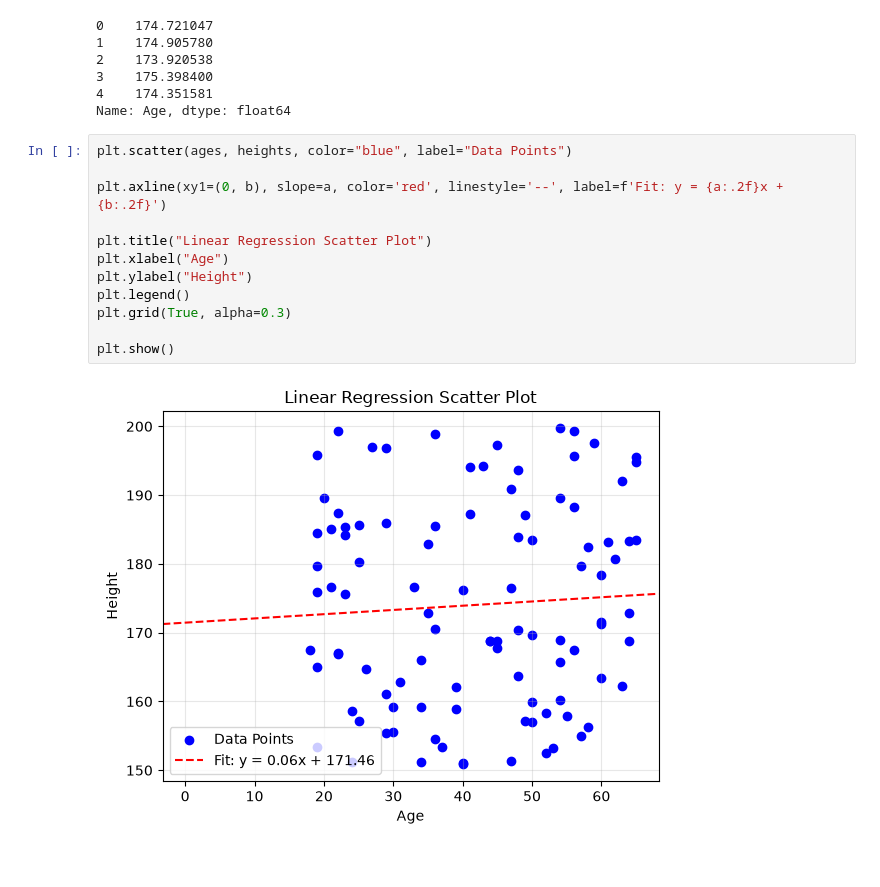
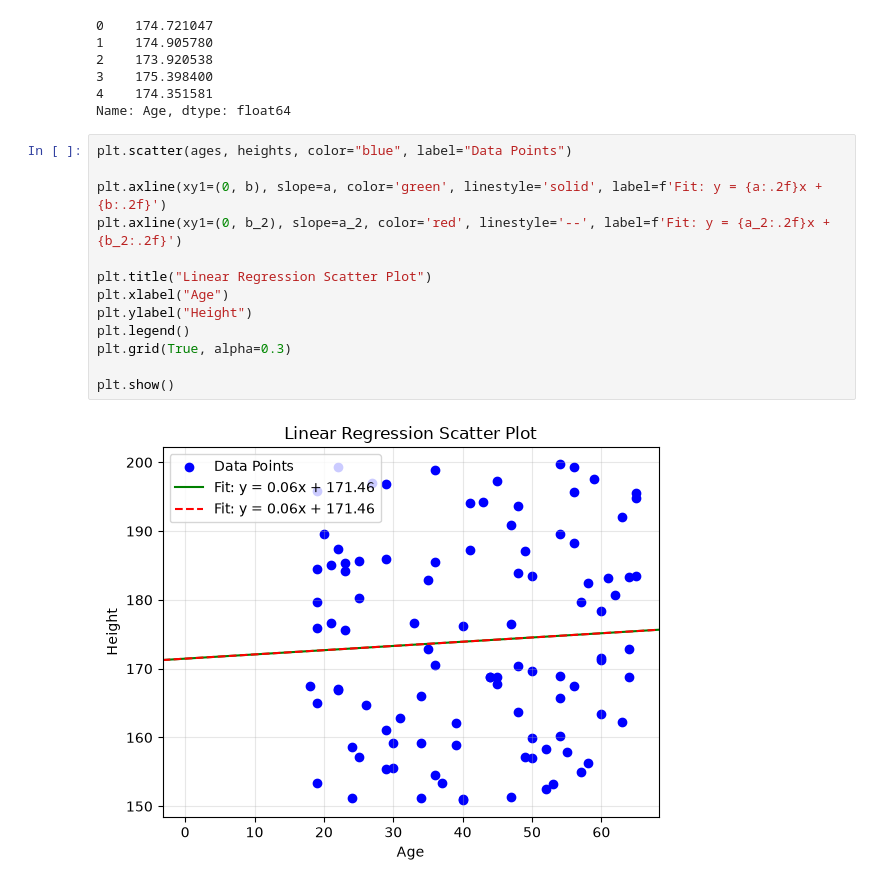
Before and after one commit to davidanukam/CSNotes, a Jupyter notebook: Year3/3000/examples/LinearRegression/linear_regression.ipynb, the cells around one changed output. Cells and saved outputs as stored; diff of their text form.

```diff
--- a/Year3/3000/examples/LinearRegression/linear_regression.ipynb
+++ b/Year3/3000/examples/LinearRegression/linear_regression.ipynb
@@ -115,14 +115,15 @@ Name: Age, dtype: float64
 # %%
 plt.scatter(ages, heights, color="blue", label="Data Points")
 
-plt.axline(xy1=(0, b), slope=a, color='red', linestyle='--', label=f'Fit: y = {a:.2f}x + {b:.2f}')
+plt.axline(xy1=(0, b), slope=a, color='green', linestyle='solid', label=f'Fit: y = {a:.2f}x + {b:.2f}')
+plt.axline(xy1=(0, b_2), slope=a_2, color='red', linestyle='--', label=f'Fit: y = {a_2:.2f}x + {b_2:.2f}')
 
 plt.title("Linear Regression Scatter Plot")
 plt.xlabel("Age")
 plt.ylabel("Height")
 plt.legend()
 plt.grid(True, alpha=0.3)
 
 plt.show()
 # %% [output]
-[figure, old version]
+[figure, new version]
```
